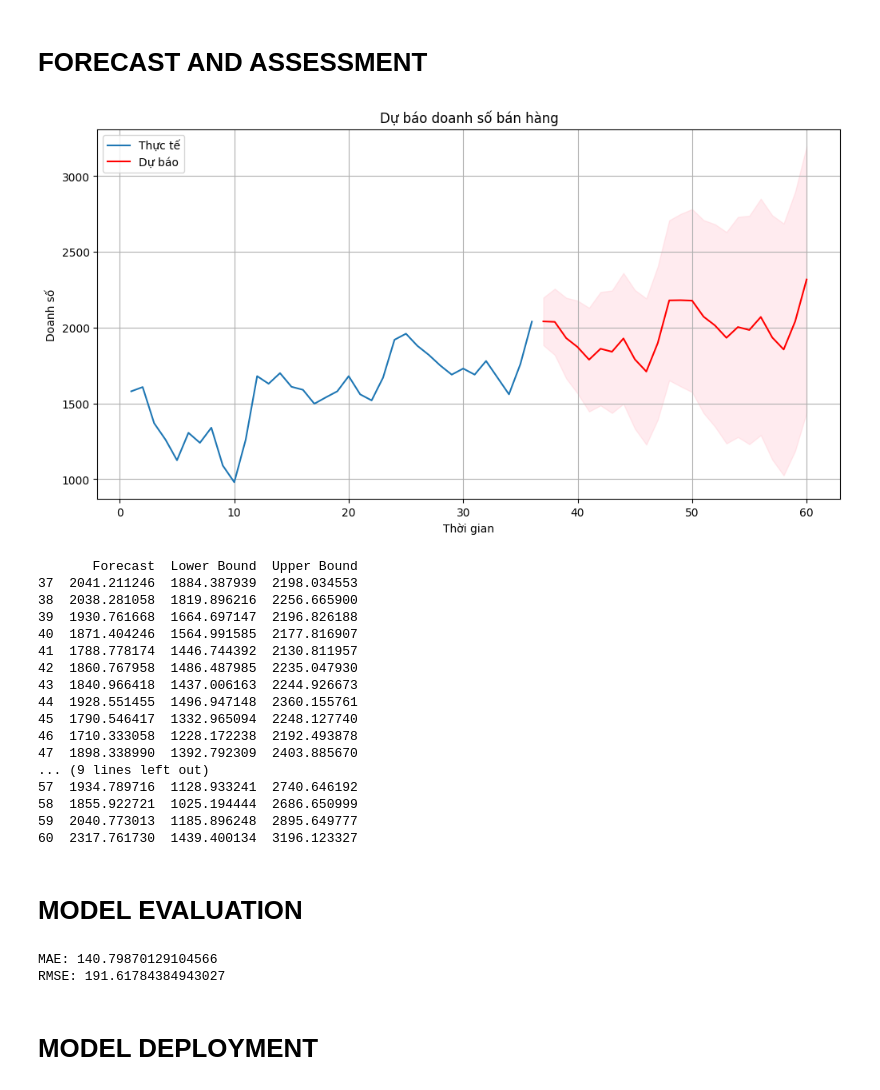
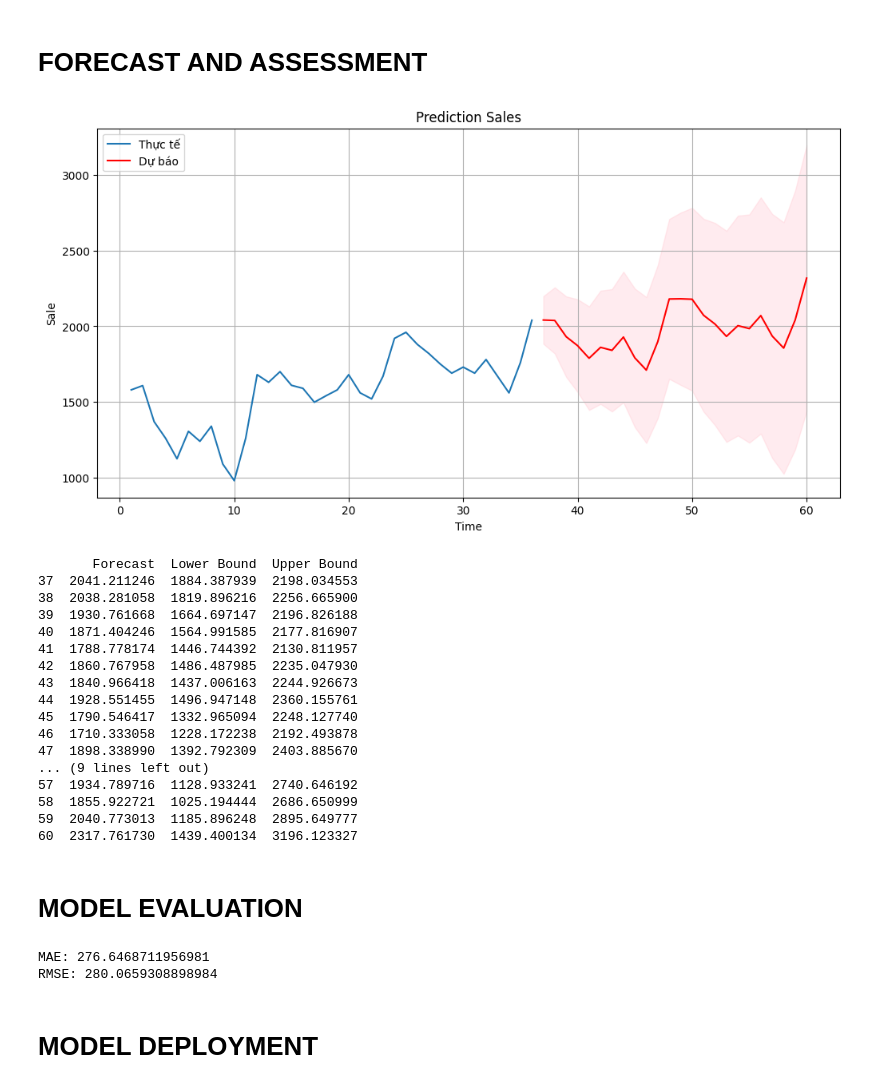
Before and after one commit to tanhpuh/time-series-forecasting, a Jupyter notebook: time_series_forecasting.ipynb, the cells around one changed output. Saved outputs shown, nothing was run; the diff lists cells and outputs as text; code cells hidden in the pictures.

```diff
--- a/time_series_forecasting.ipynb
+++ b/time_series_forecasting.ipynb
@@ -69,15 +69,15 @@ df = pd.DataFrame(data)
 df.columns = df.iloc[0]
 df = df[1:]
 # Rename columns and keep only Month and Sales
-df = df.rename(columns={'month': 'Month', 'ticket': 'Sales'})
-df = df[['Month', 'Sales']]
-# Convert Month to datetime and set as index
-# df['Month'] = pd.to_datetime(df['Month'],format='%Y') #format='%Y'
+df = df.rename(columns={'month': 'Time', 'ticket': 'Sales'})
+df = df[['Time', 'Sales']]
+# Convert Time to datetime and set as index
+# df['Time'] = pd.to_datetime(df['Time'],format='%Y') #format='%Y'
 # Convert 'Sales' column to numeric, handling commas and extra characters
 # df['Sales'] = df['Sales'].astype(str).str.replace(',', '', regex=False)
 # df['Sales'] = df['Sales'].str.replace(r'[^\d.]', '', regex=True)
 df['Sales'] = pd.to_numeric(df['Sales'], errors='coerce')
-# df.set_index('Month', inplace=True)
+# df.set_index('Time', inplace=True)
 print(df)
 
 # Vẽ biểu đồ
@@ -113,6 +113,7 @@ plt.show()
 freq = 12 # input frequency seasonal
 lags_1 = 20
 lags_2 = 16
+time_step = 24 # step time prediction
 # %% [markdown]
 # SEASONALITY & STATIONATIRY
 # %%
@@ -255,33 +253,33 @@ Warnings:
 # FORECAST AND ASSESSMENT
 # %%
 # Dự báo cho tương lai (24 tháng tiếp theo)
-forecast = model_fit.get_forecast(steps=25)
+forecast = model_fit.get_forecast(steps=time_step)
 # forecast_index = pd.date_range(df.index[-1], periods=12, freq='YS')  #freq='M' last day of monthly, 'MS' first day of monthly, 'YS' yearly
-forecast_index = np.arange(len(df)+1, len(df) + 25)
+forecast_index = np.arange(len(df)+1, len(df) + time_step+1)
 
 forecast_df = pd.DataFrame({
     'Forecast': forecast.predicted_mean,
     'Lower Bound': forecast.conf_int()['lower Sales'],
     'Upper Bound': forecast.conf_int()['upper Sales']
 }, index=forecast_index)
 
 # Vẽ biểu đồ dự báo
 plt.figure(figsize=(12, 6))
 plt.plot(df['Sales'], label='Thực tế')
 plt.plot(forecast_df['Forecast'], label='Dự báo', color='red')
 plt.fill_between(forecast_df.index,
                  forecast_df['Lower Bound'],
                  forecast_df['Upper Bound'], color='pink', alpha=0.3)
-plt.title('Dự báo doanh số bán hàng')
-plt.xlabel('Thời gian')
-plt.ylabel('Doanh số')
+plt.title('Prediction Sales')
+plt.xlabel('Time')
+plt.ylabel('Sale')
 plt.legend()
 plt.grid()
 plt.show()
 
 print(forecast_df)
 # %% [output]
-[figure, old version]
+[figure, new version]
        Forecast  Lower Bound  Upper Bound
 37  2041.211246  1884.387939  2198.034553
 38  2038.281058  1819.896216  2256.665900
@@ -303,8 +301,8 @@ print(forecast_df)
 # MODEL EVALUATION
 # %%
 # Tính toán MAE và RMSE
-actual_values = df['Sales'][-12:-1]  # Exclude the last point
-forecast_values = forecast_df['Forecast'][1:12]  # Skip first forecast and take next 11 values
+actual_values = df['Sales'][-time_step:]
+forecast_values = forecast_df['Forecast'][0:time_step]
 
 mae = mean_absolute_error(actual_values, forecast_values)
 rmse = np.sqrt(mean_squared_error(actual_values, forecast_values))
@@ -312,8 +310,8 @@ rmse = np.sqrt(mean_squared_error(actual_values, forecast_values))
 print(f"MAE: {mae}")
 print(f"RMSE: {rmse}")
 # %% [output]
-MAE: 140.79870129104566
-RMSE: 191.61784384943027
+MAE: 276.6468711956981
+RMSE: 280.0659308898984
 # %% [markdown]
 # MODEL DEPLOYMENT
 # %%
```
Also changed, not shown: parts of 3 cells of this notebook.
